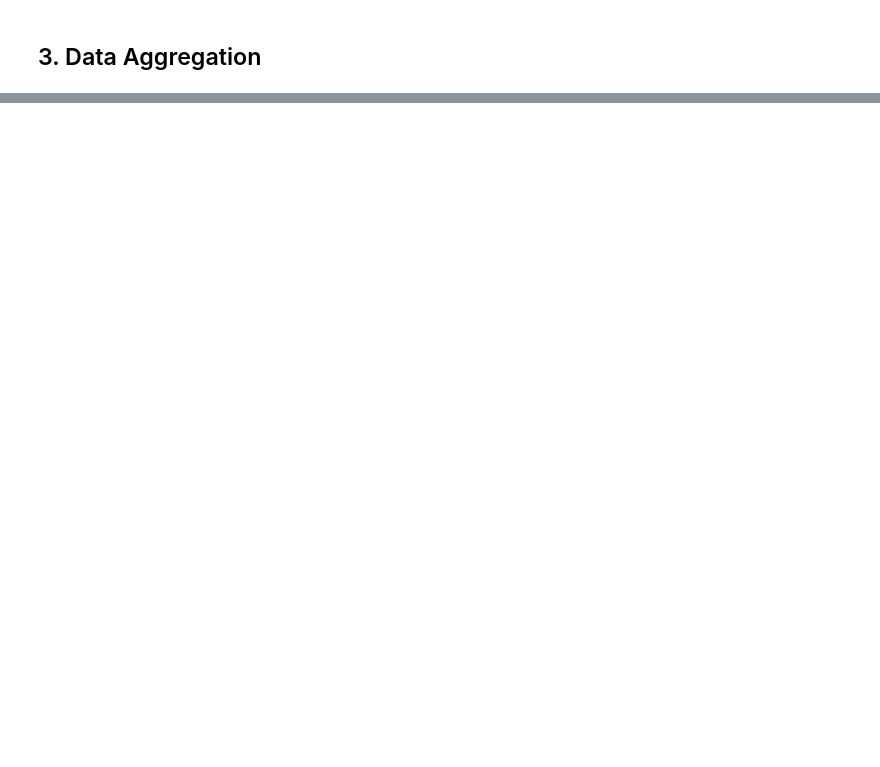
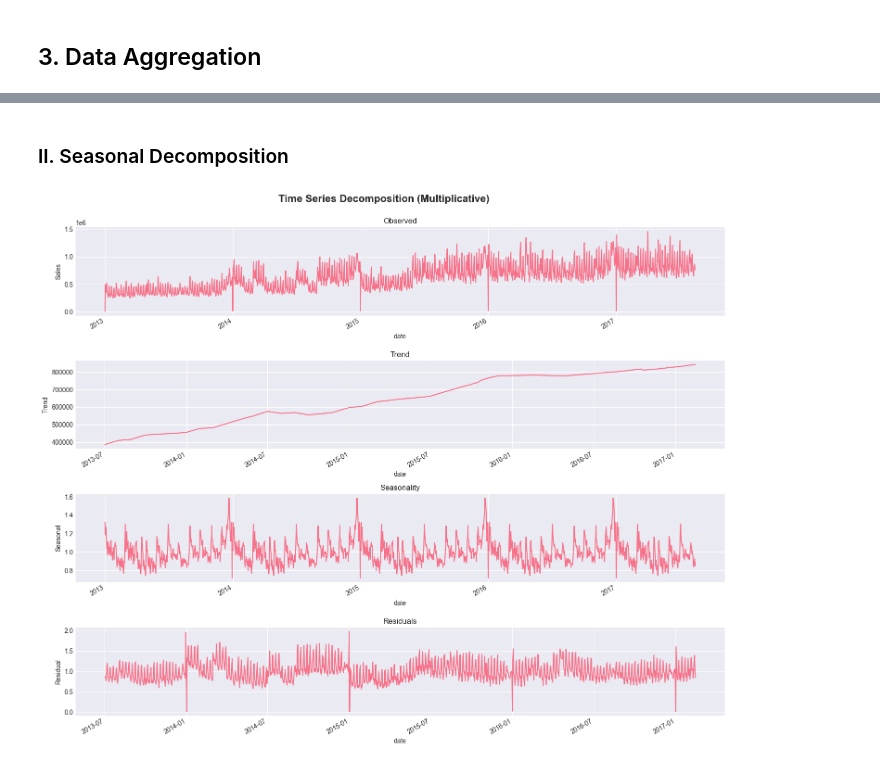
Before and after one commit to Thanh-dev-192006/Topic_13_Retail_Store_Sales_Time_Series, a Jupyter notebook: notebooks/03_eda_deep_dive/Thanh_eda/Overall_sales_growth.ipynb, the cells around one changed output, grey strips where cells are left out. Saved outputs shown, nothing was run; the diff lists cells and outputs as text; code cells hidden in the pictures; blank space fills up the shorter version.

```diff
--- a/notebooks/03_eda_deep_dive/Thanh_eda/Overall_sales_growth.ipynb
+++ b/notebooks/03_eda_deep_dive/Thanh_eda/Overall_sales_growth.ipynb
@@ -62,0 +165,28 @@ plt.show()
+# %% [markdown]
+### II. Seasonal Decomposition
+# %%
+# Prepare data for decomposition (need regular frequency)
+daily_ts = daily_sales.set_index('date')['sales_capped']
+
+# Decompose with multiplicative model (better for sales data)
+decomposition = seasonal_decompose(daily_ts, model='multiplicative', period=365)
+
+fig, axes = plt.subplots(4, 1, figsize=(15, 12))
+
+decomposition.observed.plot(ax=axes[0], title='Observed')
+axes[0].set_ylabel('Sales')
+
+decomposition.trend.plot(ax=axes[1], title='Trend')
+axes[1].set_ylabel('Trend')
+
+decomposition.seasonal.plot(ax=axes[2], title='Seasonality')
+axes[2].set_ylabel('Seasonal')
+
+decomposition.resid.plot(ax=axes[3], title='Residuals')
+axes[3].set_ylabel('Residual')
+
+plt.suptitle('Time Series Decomposition (Multiplicative)', fontsize=16, fontweight='bold', y=1.0)
+plt.tight_layout()
+plt.show()
+# %% [output]
+[figure, added]
```
Also changed, not shown: parts of 20 cells of this notebook, 1 other file.
